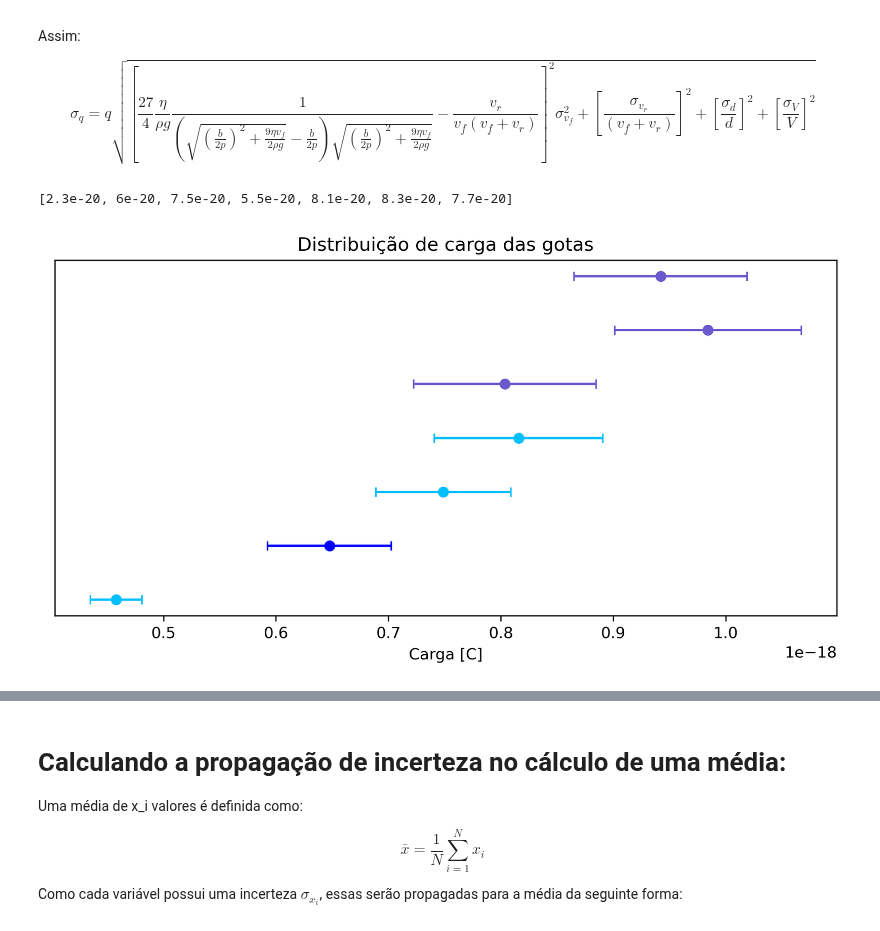
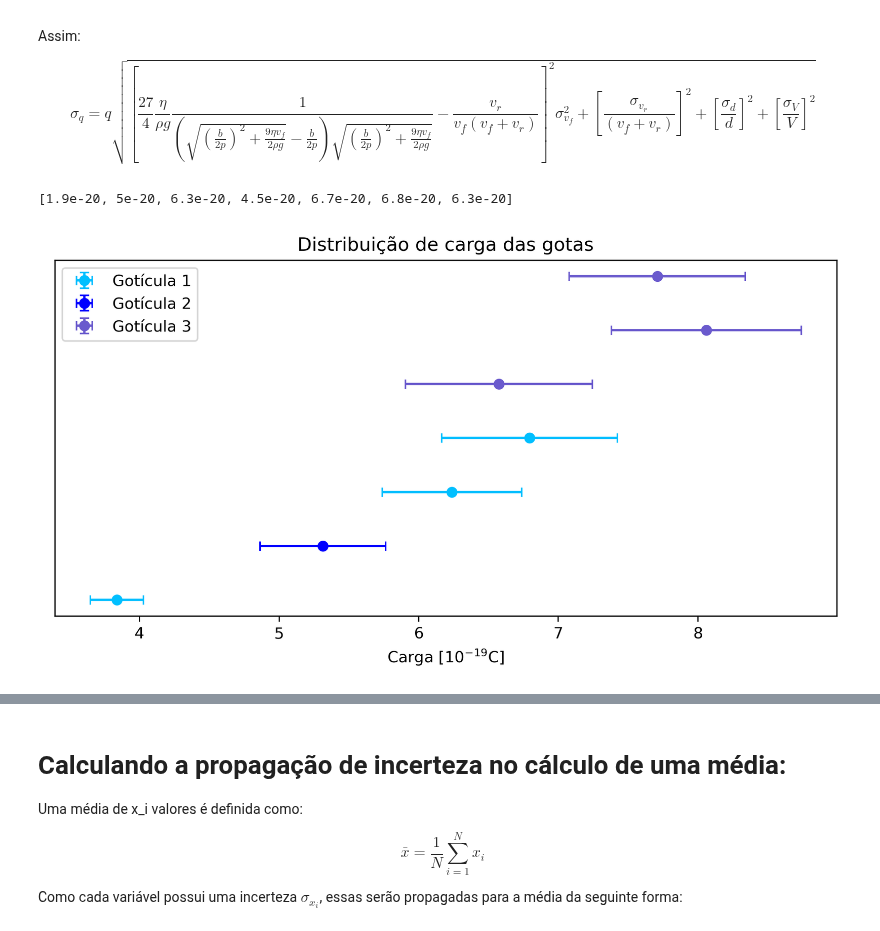
Before and after one commit to viniciusrocca/College_Codes, a Jupyter notebook: Lab3/Millikan_Oil_Drop.ipynb, the cells around one changed output, grey strips where cells are left out. Cells and saved outputs as stored; diff of their text form; code cells hidden in the pictures.

```diff
--- a/Lab3/Millikan_Oil_Drop.ipynb
+++ b/Lab3/Millikan_Oil_Drop.ipynb
@@ -10,7 +10,7 @@ import pandas as pd
 # Função da viscosidade do ar pela temperatura:
 # %%
 def visc(temp):
-    return (7/5 * 1e-7 * temp + 5/288906)
+    return (7/1500 * 1e-5 * temp + 5/288906)
 # %% [markdown]
 # Dados coletados
 # %%
@@ -295,19 +297,22 @@ for i,vf in enumerate(v_f):
 
 print(sigma_q)
 # %% [output]
-[2.3e-20, 6e-20, 7.5e-20, 5.5e-20, 8.1e-20, 8.3e-20, 7.7e-20]
+[1.9e-20, 5e-20, 6.3e-20, 4.5e-20, 6.7e-20, 6.8e-20, 6.3e-20]
 # %%
 drop_colors = ['deepskyblue','deepskyblue','deepskyblue','royalblue', 'slateblue', 'slateblue', 'slateblue']
+q = np.array(q)
+sigma_q = np.array(sigma_q)
 # %%
 plt.figure(figsize = [9.0,4.2], dpi = 300)
-plt.errorbar(q[:3],[1,3,4],0,sigma_q[:3],'o', color = 'deepskyblue', capsize=3)
-plt.errorbar(q[3],[2],0,sigma_q[3],'o', color = 'blue', capsize=3)
-plt.errorbar(q[4:],[5,6,7],0,sigma_q[4:],'o', color = 'slateblue', capsize=3)
+plt.errorbar(q[:3]/1e-19,[1,3,4],0,sigma_q[:3]/1e-19,'o', color = 'deepskyblue', capsize=3, label = 'Gotícula 1')
+plt.errorbar(q[3]/1e-19,[2],0,sigma_q[3]/1e-19,'o', color = 'blue', capsize=3, label ='Gotícula 2')
+plt.errorbar(q[4:]/1e-19,[5,6,7],0,sigma_q[4:]/1e-19,'o', color = 'slateblue', capsize=3, label = 'Gotícula 3')
 plt.yticks([])
 #plt.ylim([0.995,1.005])
-plt.xlabel(r'Carga [C]')
+plt.xlabel(r'Carga [$10^{-19}$C]')
 plt.title('Distribuição de carga das gotas')
-#plt.legend()
+plt.legend()
+plt.savefig('Charge_dist.pdf', dpi = 300)
 plt.show()
 # %% [output]
-[figure, old version]
+[figure, new version]
```
Also changed, not shown: parts of 11 cells of this notebook.
